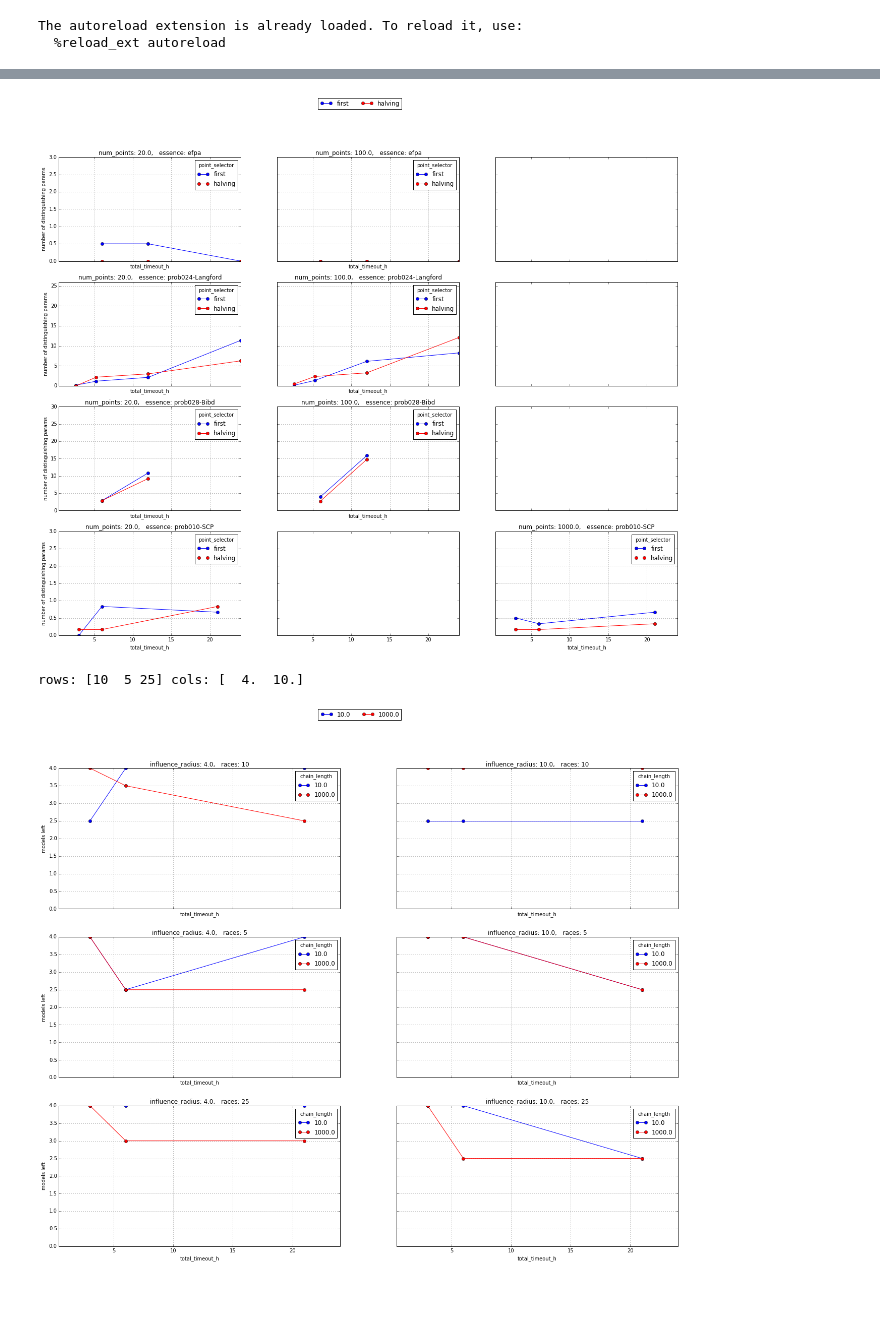
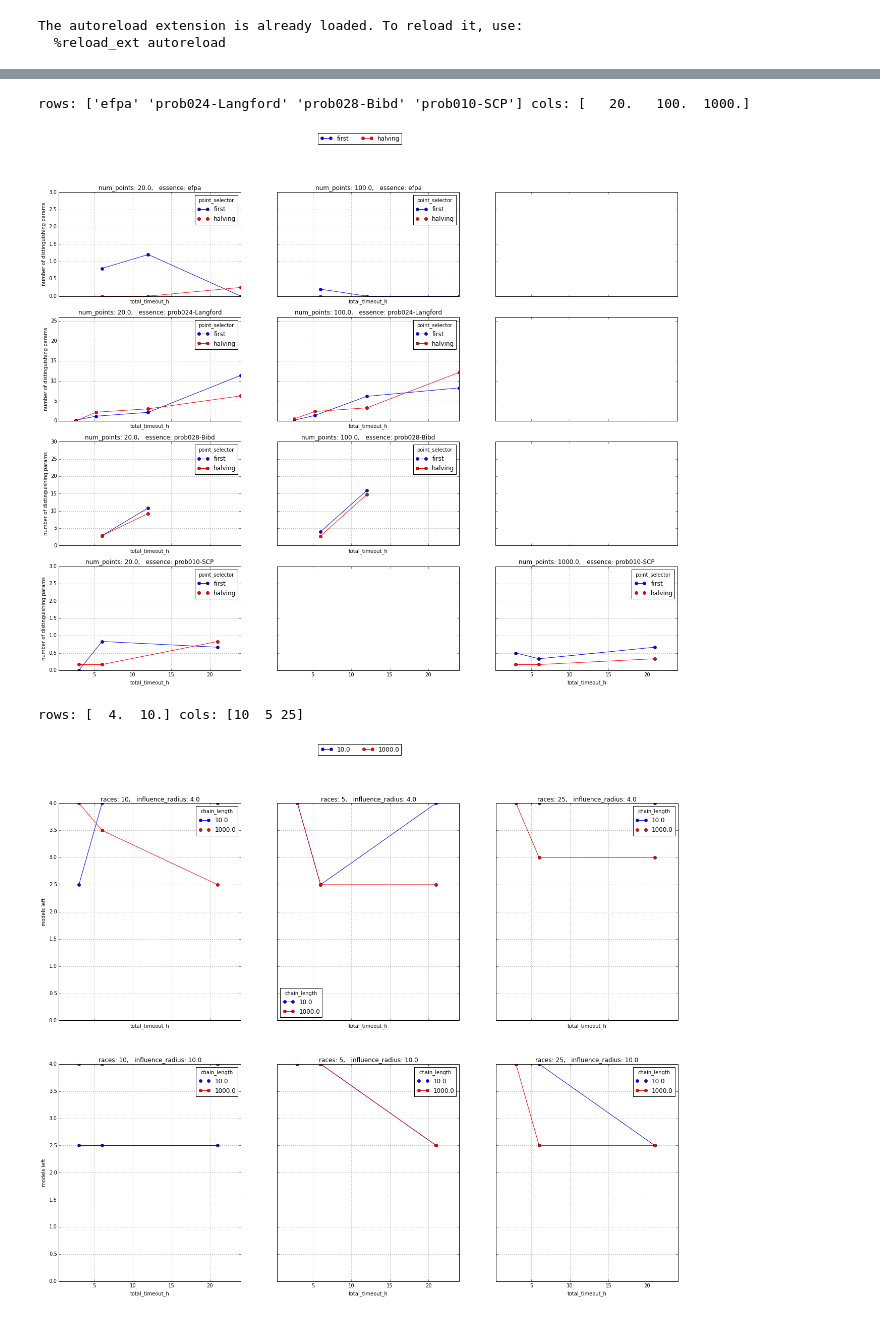
Before and after one commit to Bilalh/Gen, a Jupyter notebook: scripts/parse_results/useful.ipynb, the cells around one changed output, grey strips where cells are left out. Cells and saved outputs as stored; diff of their text form; code cells hidden in the pictures.

```diff
--- a/scripts/parse_results/useful.ipynb
+++ b/scripts/parse_results/useful.ipynb
@@ -132,6 +134,8 @@ def plot_grid(*, our, cols_names, use_discriminating=False, legend=True ):
                legend_names,
                loc = 'upper center',
                ncol=5 )
+
+    return pt
 # %%
 plot_grid(our = df[ (df['total_timeout_h'] >=1 ) & (df['method'] == 'ksample' )  ],
           cols_names=['essence','num_points','point_selector'],
@@ -145,11 +161,12 @@ plot_grid(our = df[ (df['total_timeout_h'] >=1 ) & (df['method'] == 'ksample' )
           use_discriminating=True
          )
 # %% [output]
+rows: ['efpa' 'prob024-Langford' 'prob028-Bibd' 'prob010-SCP'] cols: [   20.   100.  1000.]
-[figure, old version]
+[figure, new version]
 # %%
 plot_grid(our = df[ (df['total_timeout_h'] >=1 ) & (df['method'] == 'markov' )  ],
-      cols_names=['races', '', 'chain_length']
+      cols_names=['influence_radius', 'races', 'chain_length']
      )
 # %% [output]
-rows: [10  5 25] cols: [  4.  10.]
+rows: [  4.  10.] cols: [10  5 25]
-[figure, old version]
+[figure, new version]
```
Also changed, not shown: parts of 12 cells of this notebook, 1 other file.
